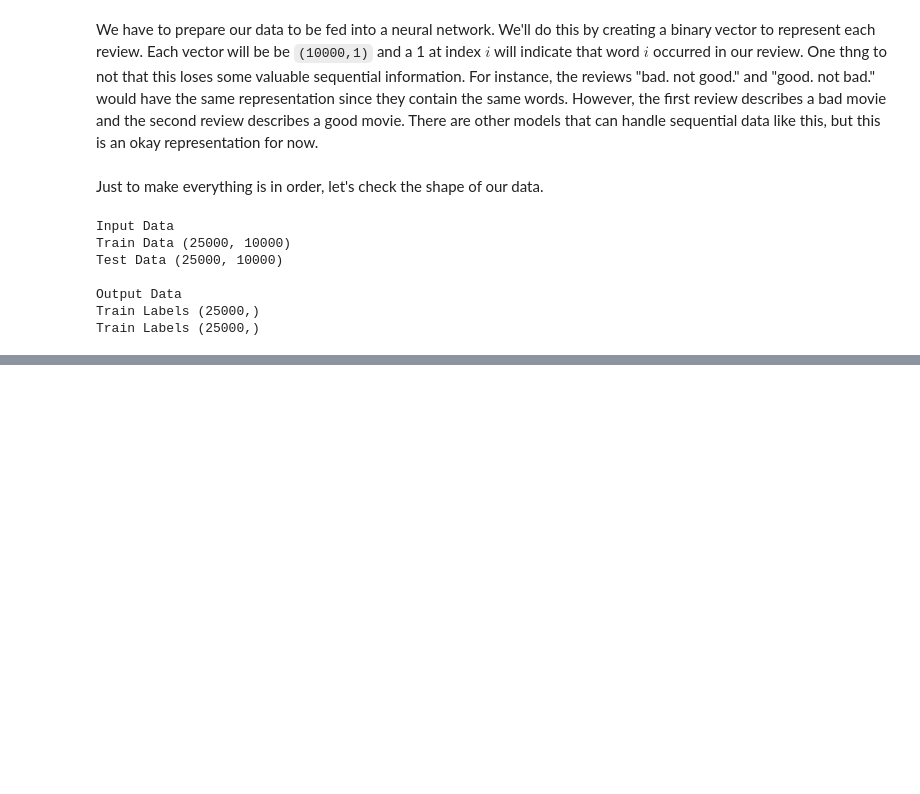
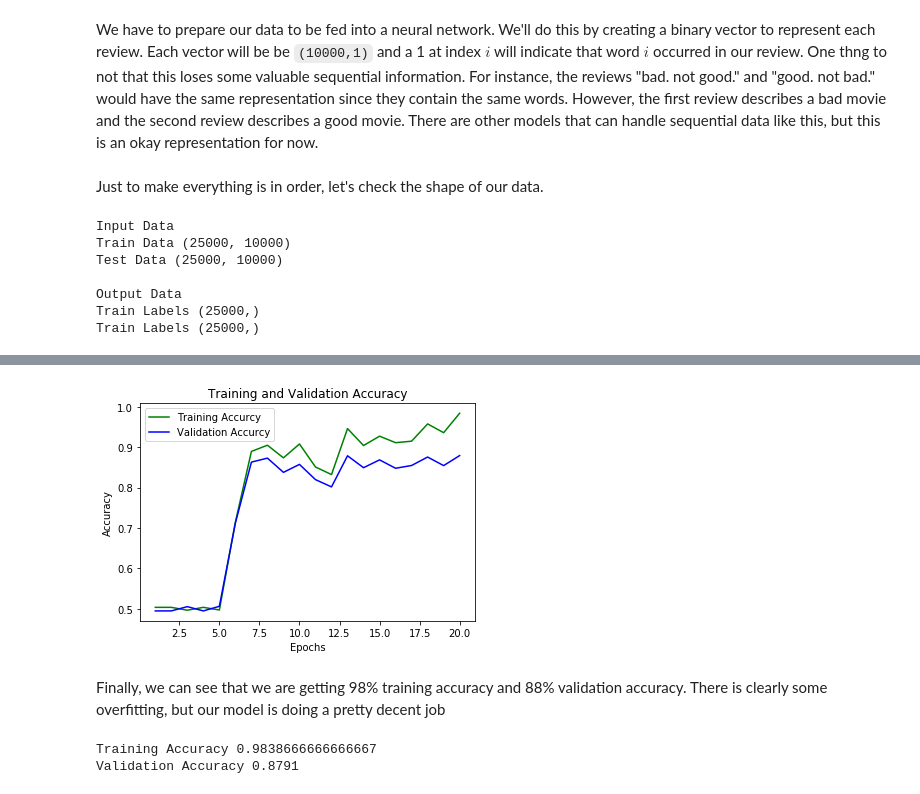
Before and after one commit to JosephBergman/deep-learning, a Jupyter notebook: proj04/proj03.ipynb, the cells around one changed output, grey strips where cells are left out. Saved outputs shown, nothing was run; the diff lists cells and outputs as text; code cells hidden in the pictures; blank space fills up the shorter version.

```diff
--- a/proj04/proj03.ipynb
+++ b/proj04/proj03.ipynb
@@ -372,0 +529,23 @@ x_train.shape
+# %%
+train_acc = history['train_acc']
+val_acc = history['val_acc']
+epochs = range(1, len(train_acc) + 1)
+
+plt.clf()
+plt.plot(epochs, train_acc, 'g', label='Training Accurcy')
+plt.plot(epochs, val_acc, 'b', label='Validation Accurcy')
+plt.title('Training and Validation Accuracy')
+plt.xlabel('Epochs')
+plt.ylabel('Accuracy')
+plt.legend()
+plt.show()
+# %% [output]
+[figure, added]
+# %% [markdown]
+Finally, we can see that we are getting 98% training accuracy and 88% validation accuracy. There is clearly some overfitting, but our model is doing a pretty decent job
+# %%
+print("Training Accuracy", accuracy(network, x_train, y_train))
+print("Validation Accuracy", accuracy(network, x_val, y_val))
+# %% [output]
+Training Accuracy 0.9838666666666667
+Validation Accuracy 0.8791
```
Also changed, not shown: parts of 26 cells of this notebook.
